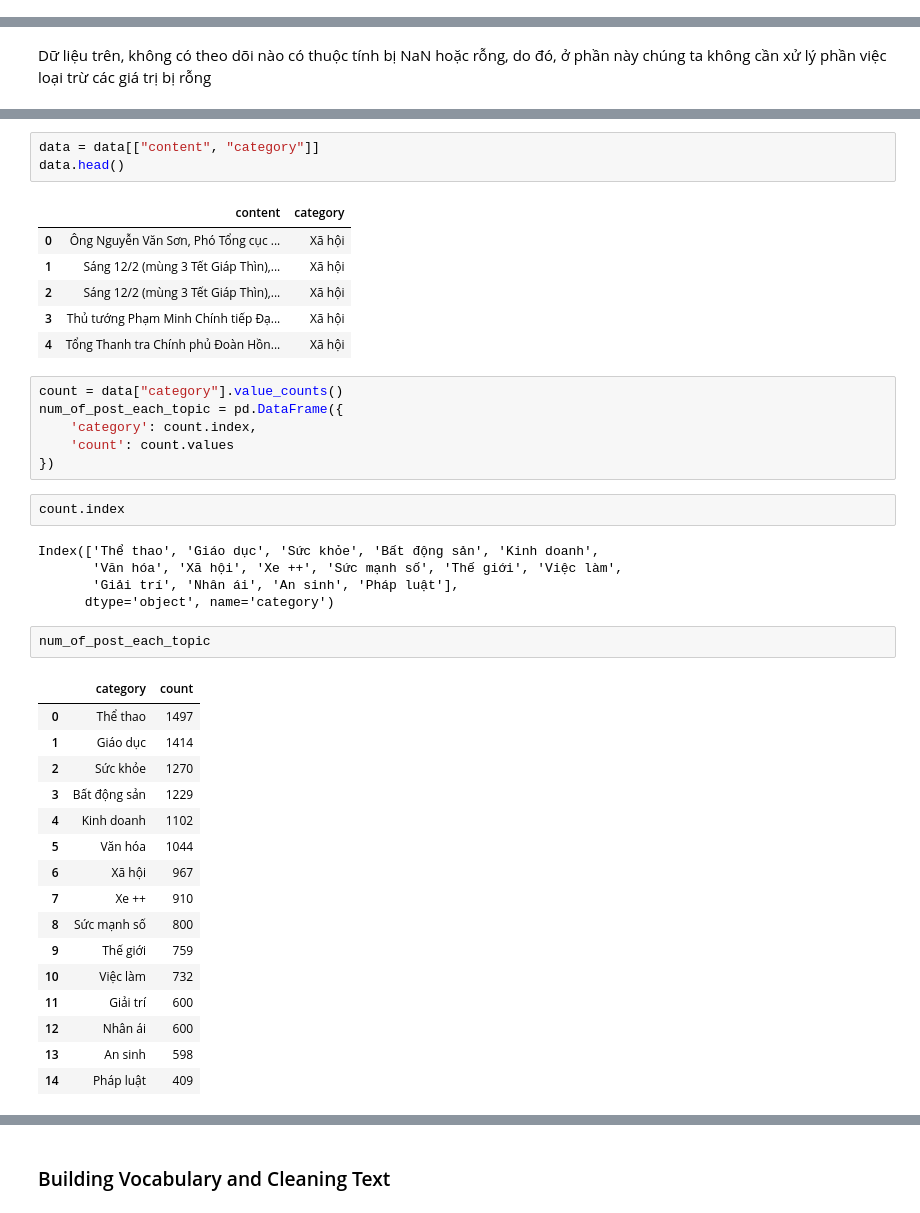
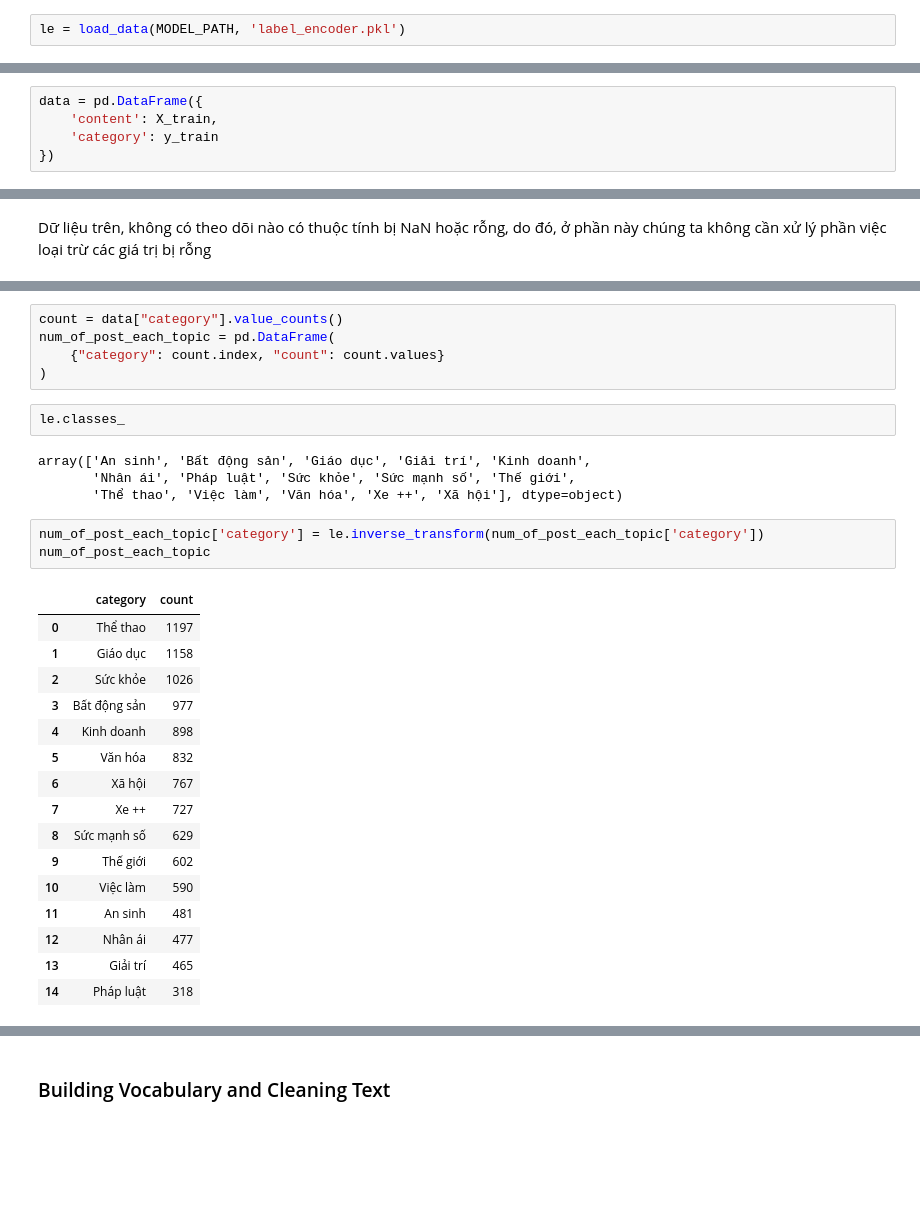
Before and after one commit to nguyendongmanh/vietnamese-text-classify, a Jupyter notebook: train/data_preprocessing.ipynb, the cells around one changed output, grey strips where cells are left out. Drawn from its saved outputs; the diff is of its cells as text; blank space fills up the shorter version.

Commit message:
Prepare Data and preprocess

```diff
--- a/train/data_preprocessing.ipynb
+++ b/train/data_preprocessing.ipynb
@@ -38,0 +48,2 @@ Dữ liệu gồm 13931 theo dõi và 3 thuộc tính
+# %%
+le = load_data(MODEL_PATH, 'label_encoder.pkl')
@@ -39,5 +56,10 @@ Dữ liệu gồm 13931 theo dõi và 3 thuộc tính
 # %% [markdown]
 ## Tiền xử lý dữ liệu
+# %%
+data = pd.DataFrame({
+    'content': X_train,
+    'category': y_train
+})
 # %% [markdown]
 ### Loại trừ các dữ liệu NaN
 # %%
@@ -54,45 +82,34 @@ Dữ liệu trên, không có theo dõi nào có thuộc tính bị NaN hoặc r
-# %%
-data = data[["content", "category"]]
-data.head()
-# %% [output]
-|  | content | category |
-| 0 | Ông Nguyễn Văn Sơn, Phó Tổng cục ... | Xã hội |
-| 1 | Sáng 12/2 (mùng 3 Tết Giáp Thìn),... | Xã hội |
-| 2 | Sáng 12/2 (mùng 3 Tết Giáp Thìn),... | Xã hội |
-| 3 | Thủ tướng Phạm Minh Chính tiếp Đạ... | Xã hội |
-| 4 | Tổng Thanh tra Chính phủ Đoàn Hồn... | Xã hội |
 # %%
 count = data["category"].value_counts()
-num_of_post_each_topic = pd.DataFrame({
-    'category': count.index,
-    'count': count.values
-})
+num_of_post_each_topic = pd.DataFrame(
+    {"category": count.index, "count": count.values}
+)
-# %%
-count.index
-# %% [output]
-Index(['Thể thao', 'Giáo dục', 'Sức khỏe', 'Bất động sản', 'Kinh doanh',
-       'Văn hóa', 'Xã hội', 'Xe ++', 'Sức mạnh số', 'Thế giới', 'Việc làm',
-       'Giải trí', 'Nhân ái', 'An sinh', 'Pháp luật'],
-      dtype='object', name='category')
-# %%
-num_of_post_each_topic
-# %% [output]
-|  | category | count |
-| 0 | Thể thao | 1497 |
-| 1 | Giáo dục | 1414 |
-| 2 | Sức khỏe | 1270 |
-| 3 | Bất động sản | 1229 |
-| 4 | Kinh doanh | 1102 |
-| 5 | Văn hóa | 1044 |
-| 6 | Xã hội | 967 |
-| 7 | Xe ++ | 910 |
-| 8 | Sức mạnh số | 800 |
-| 9 | Thế giới | 759 |
-| 10 | Việc làm | 732 |
-| 11 | Giải trí | 600 |
-| 12 | Nhân ái | 600 |
-| 13 | An sinh | 598 |
-| 14 | Pháp luật | 409 |
+# %%
+le.classes_
+# %% [output]
+array(['An sinh', 'Bất động sản', 'Giáo dục', 'Giải trí', 'Kinh doanh',
+       'Nhân ái', 'Pháp luật', 'Sức khỏe', 'Sức mạnh số', 'Thế giới',
+       'Thể thao', 'Việc làm', 'Văn hóa', 'Xe ++', 'Xã hội'], dtype=object)
+# %%
+num_of_post_each_topic['category'] = le.inverse_transform(num_of_post_each_topic['category'])
+num_of_post_each_topic
+# %% [output]
+|  | category | count |
+| 0 | Thể thao | 1197 |
+| 1 | Giáo dục | 1158 |
+| 2 | Sức khỏe | 1026 |
+| 3 | Bất động sản | 977 |
+| 4 | Kinh doanh | 898 |
+| 5 | Văn hóa | 832 |
+| 6 | Xã hội | 767 |
+| 7 | Xe ++ | 727 |
+| 8 | Sức mạnh số | 629 |
+| 9 | Thế giới | 602 |
+| 10 | Việc làm | 590 |
+| 11 | An sinh | 481 |
+| 12 | Nhân ái | 477 |
+| 13 | Giải trí | 465 |
+| 14 | Pháp luật | 318 |
 # %%
 fig = px.histogram(
     num_of_post_each_topic,
```
Also changed, not shown: parts of 31 cells of this notebook, 3 other files.
